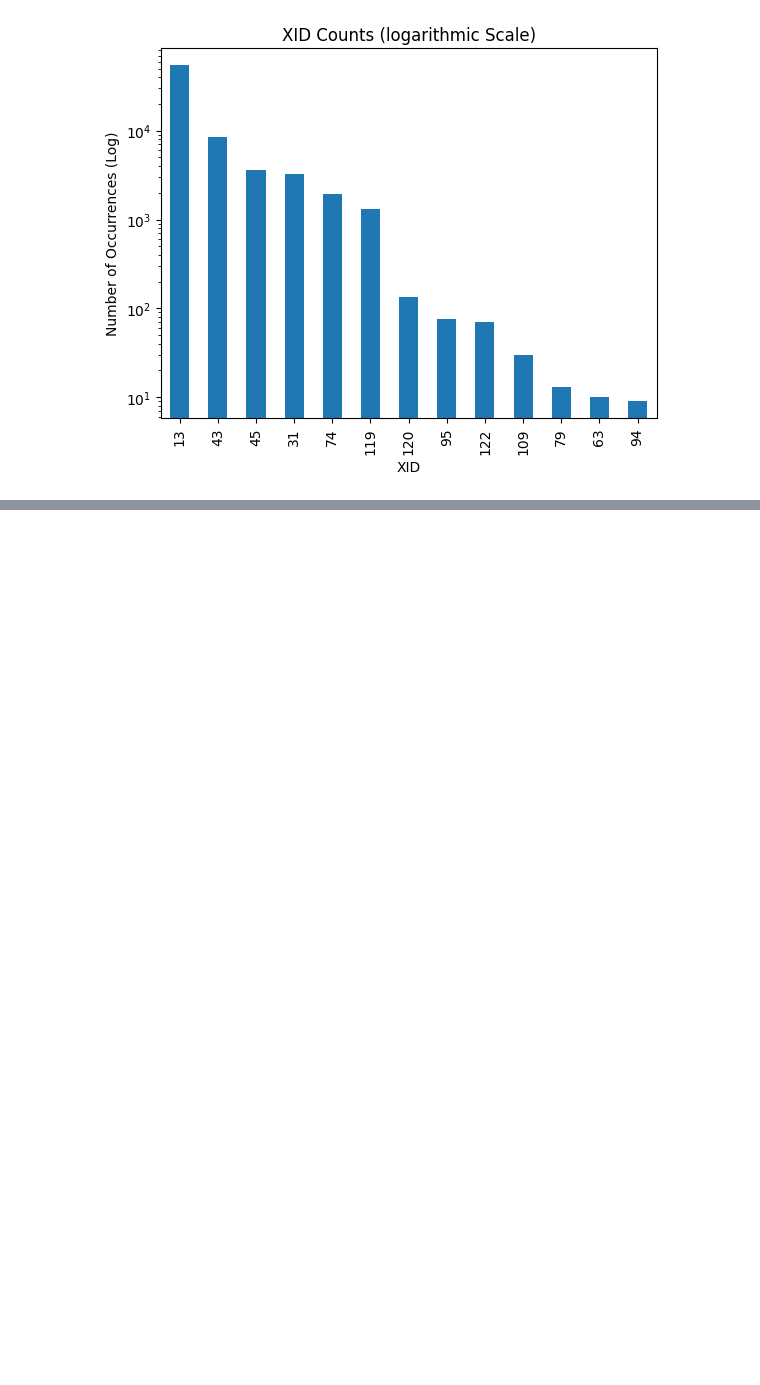
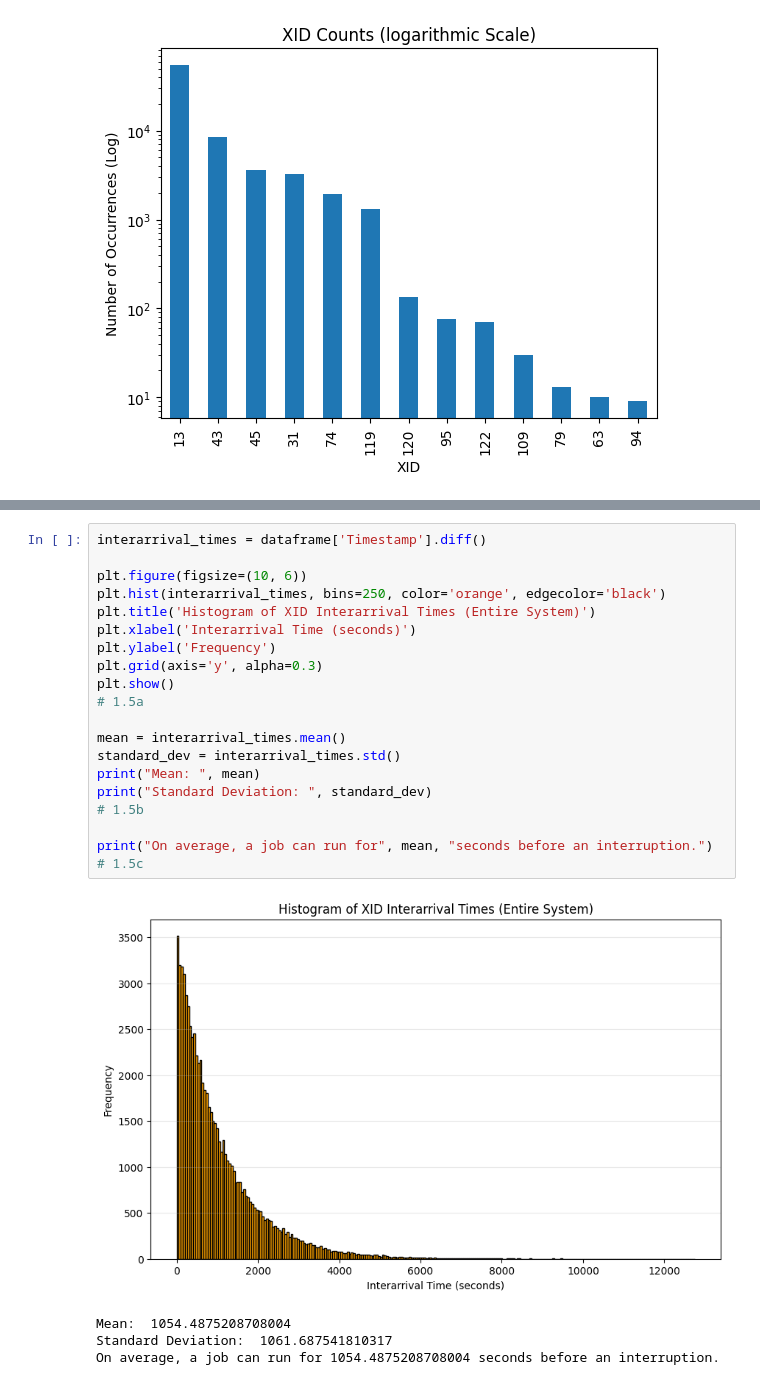
Before and after one commit to s1oly/GPUFailureAnalysis, a Jupyter notebook: project_1.ipynb, the cells around one changed output, grey strips where cells are left out. Cells and saved outputs as stored; diff of their text form; blank space fills up the shorter version.

```diff
--- a/project_1.ipynb
+++ b/project_1.ipynb
@@ -116,0 +146,25 @@ plt.show()
+# %%
+interarrival_times = dataframe['Timestamp'].diff()
+
+plt.figure(figsize=(10, 6))
+plt.hist(interarrival_times, bins=250, color='orange', edgecolor='black')
+plt.title('Histogram of XID Interarrival Times (Entire System)')
+plt.xlabel('Interarrival Time (seconds)')
+plt.ylabel('Frequency')
+plt.grid(axis='y', alpha=0.3)
+plt.show()
+# 1.5a
+
+mean = interarrival_times.mean()
+standard_dev = interarrival_times.std()
+print("Mean: ", mean)
+print("Standard Deviation: ", standard_dev)
+# 1.5b
+
+print("On average, a job can run for", mean, "seconds before an interruption.")
+# 1.5c
+# %% [output]
+[figure, added]
+Mean:  1054.4875208708004
+Standard Deviation:  1061.687541810317
+On average, a job can run for 1054.4875208708004 seconds before an interruption.
```
Also changed, not shown: parts of 1 cell of this notebook.
